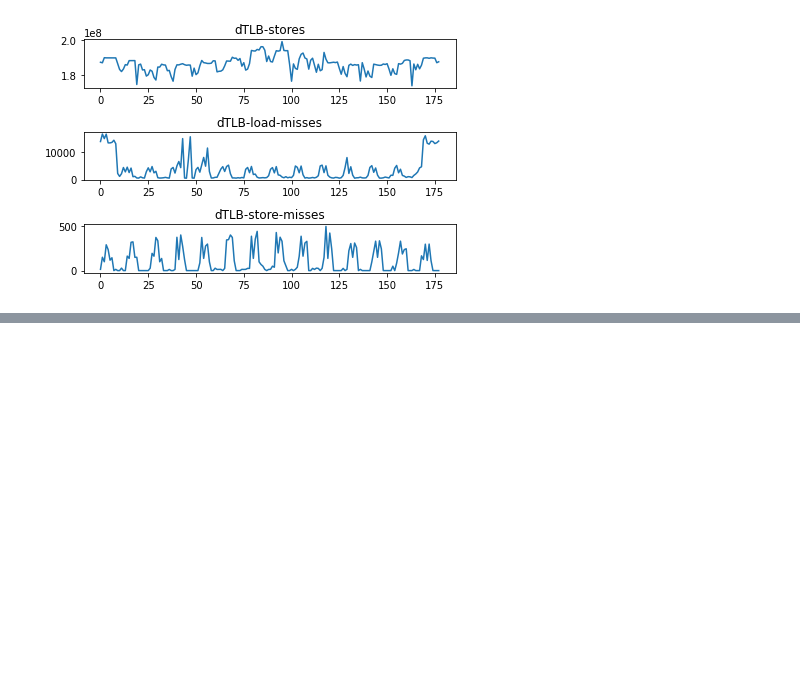
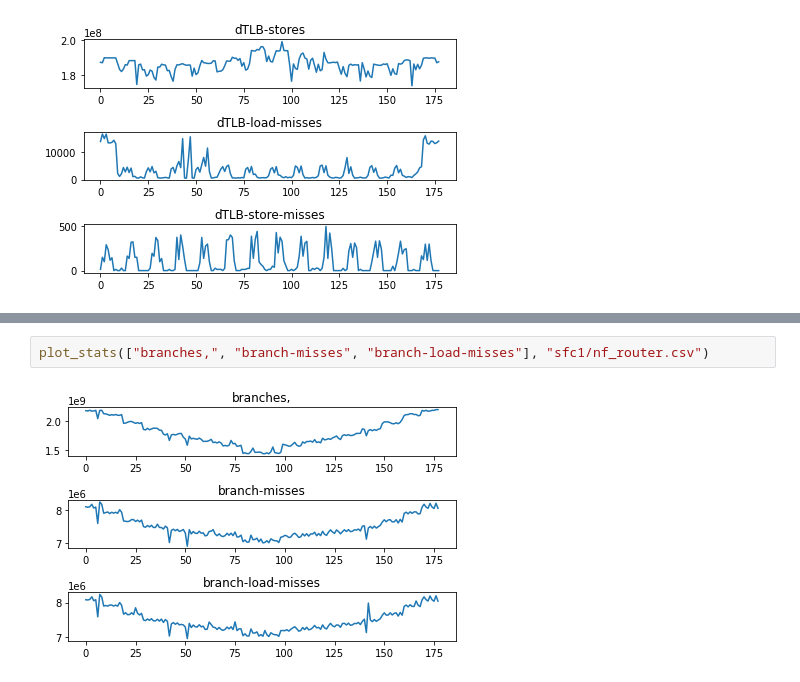
Before and after one commit to theleos88/ml-for-highspeed-networks, a Jupyter notebook: data/analysis/opennetvm/onvm.ipynb, the cells around one changed output, grey strips where cells are left out. Drawn from its saved outputs; the diff is of its cells as text; blank space fills up the shorter version.

```diff
--- a/data/analysis/opennetvm/onvm.ipynb
+++ b/data/analysis/opennetvm/onvm.ipynb
@@ -276,0 +297,4 @@ plot_stats(["dTLB-stores", "dTLB-load-misses", "dTLB-store-misses"], "sfc1/load_
+# %%
+plot_stats(["branches,", "branch-misses", "branch-load-misses"], "sfc1/nf_router.csv")
+# %% [output]
+[figure, added]
```
Also changed, not shown: parts of 12 cells of this notebook, 8 other files.
